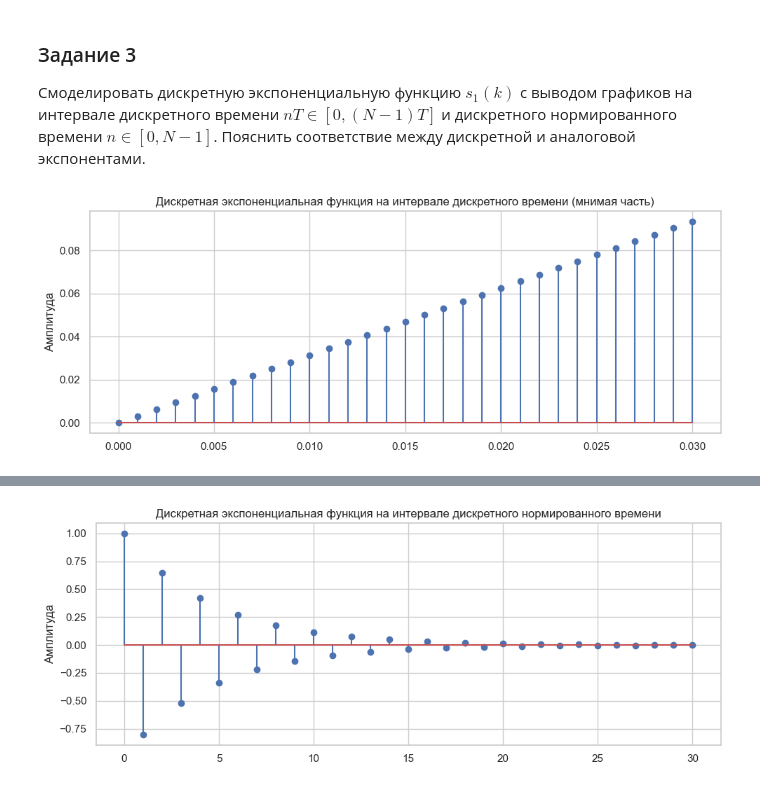
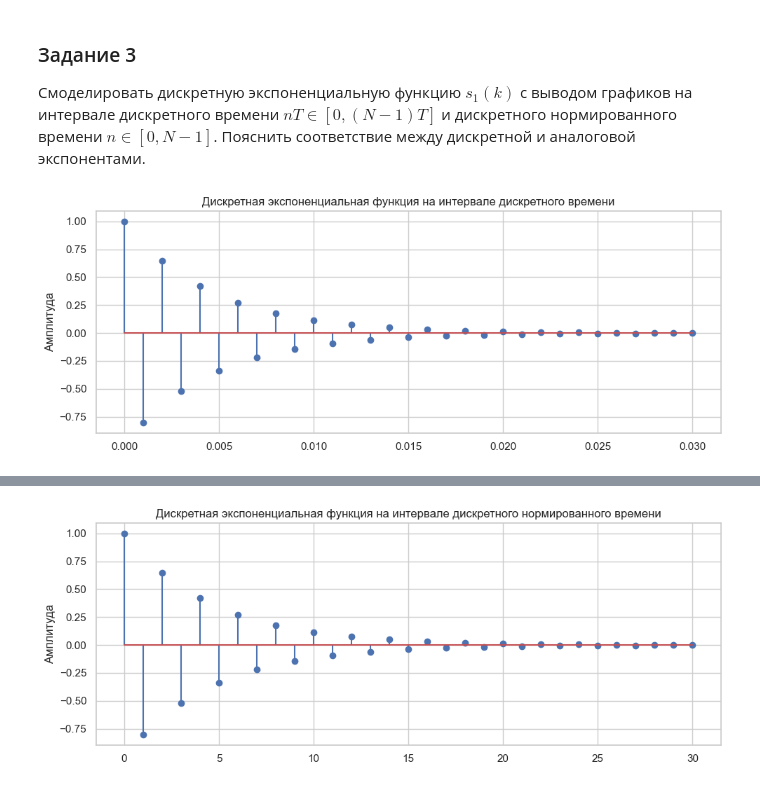
Before and after one commit to the-mvi/dsp-2024, a Jupyter notebook: 1381_Derkacheva_DY_Mantseva_TK/lab1.ipynb, the cells around one changed output, grey strips where cells are left out. Drawn from its saved outputs; the diff is of its cells as text; code cells hidden in the pictures.

```diff
--- a/1381_Derkacheva_DY_Mantseva_TK/lab1.ipynb
+++ b/1381_Derkacheva_DY_Mantseva_TK/lab1.ipynb
@@ -225,10 +225,3 @@ $\sigma(t) = \begin{cases}
 # %% [markdown]
 ### Задание 3
 Смоделировать дискретную экспоненциальную функцию $ s_1(k) $ с выводом графиков на интервале дискретного времени $ nT \in [0, (N-1)T] $ и дискретного нормированного времени $ n \in [0, N-1] $. Пояснить соответствие между дискретной и аналоговой экспонентами.
-# %%
-# Дискретная экспотенциальная функция для дискретного нормированного времени
-s1 = a ** n
-
-# Дискретная экспотенциальная функция для дискретного времени
-nT = np.array([0.001 * i for i in range(31)])
-s1_T = np.complex128(a) ** nT
@@ -235,10 +231,10 @@ s1_T = np.complex128(a) ** nT
 # %%
 plt.figure(figsize=(10, 4))
 
-plt.stem(nT, s1_T.imag, markerfmt="o")
-plt.title('Дискретная экспоненциальная функция на интервале дискретного времени (мнимая часть)')
+plt.stem(nT, s1, markerfmt="o")
+plt.title('Дискретная экспоненциальная функция на интервале дискретного времени')
 plt.ylabel('Амплитуда')
 
 plt.tight_layout()
 # %% [output]
-[figure, old version]
+[figure, new version]
```
Also changed, not shown: parts of 4 cells of this notebook.
